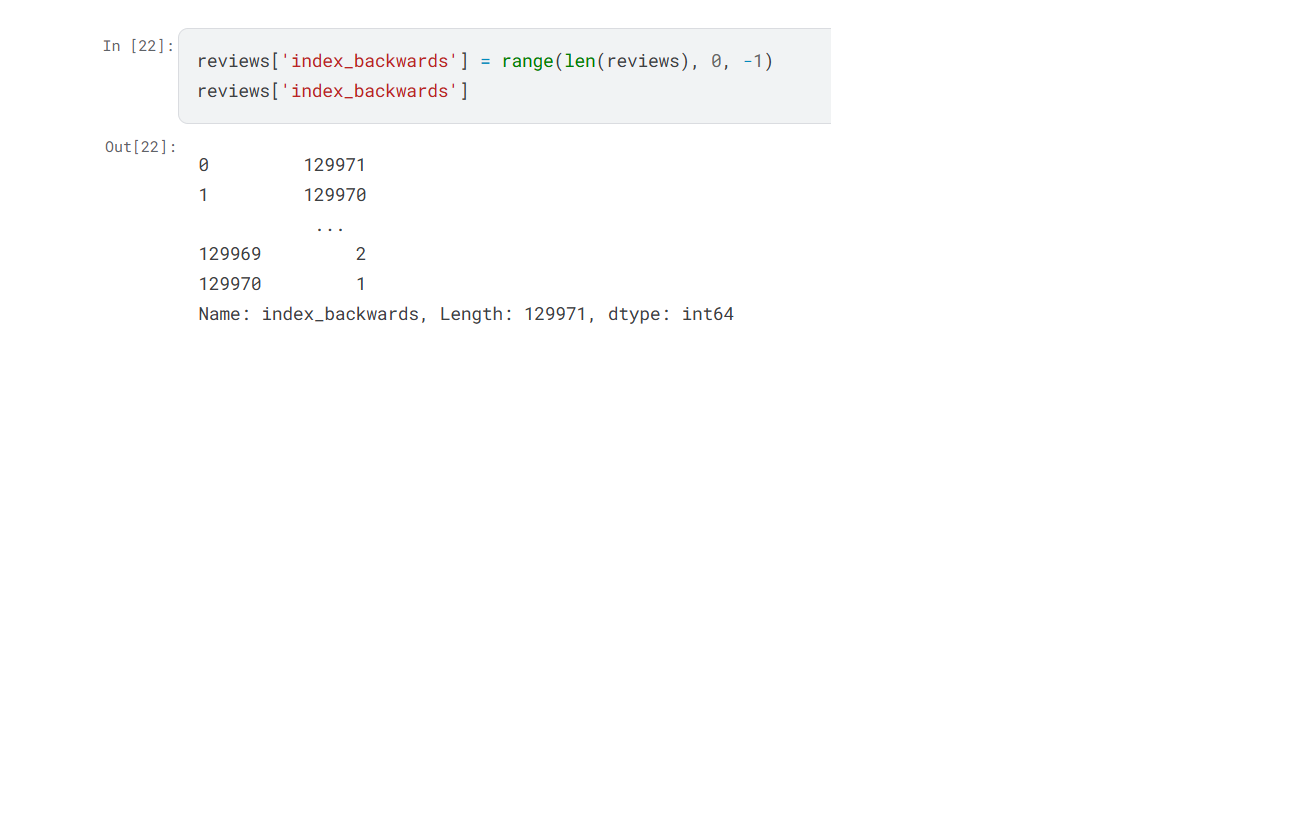
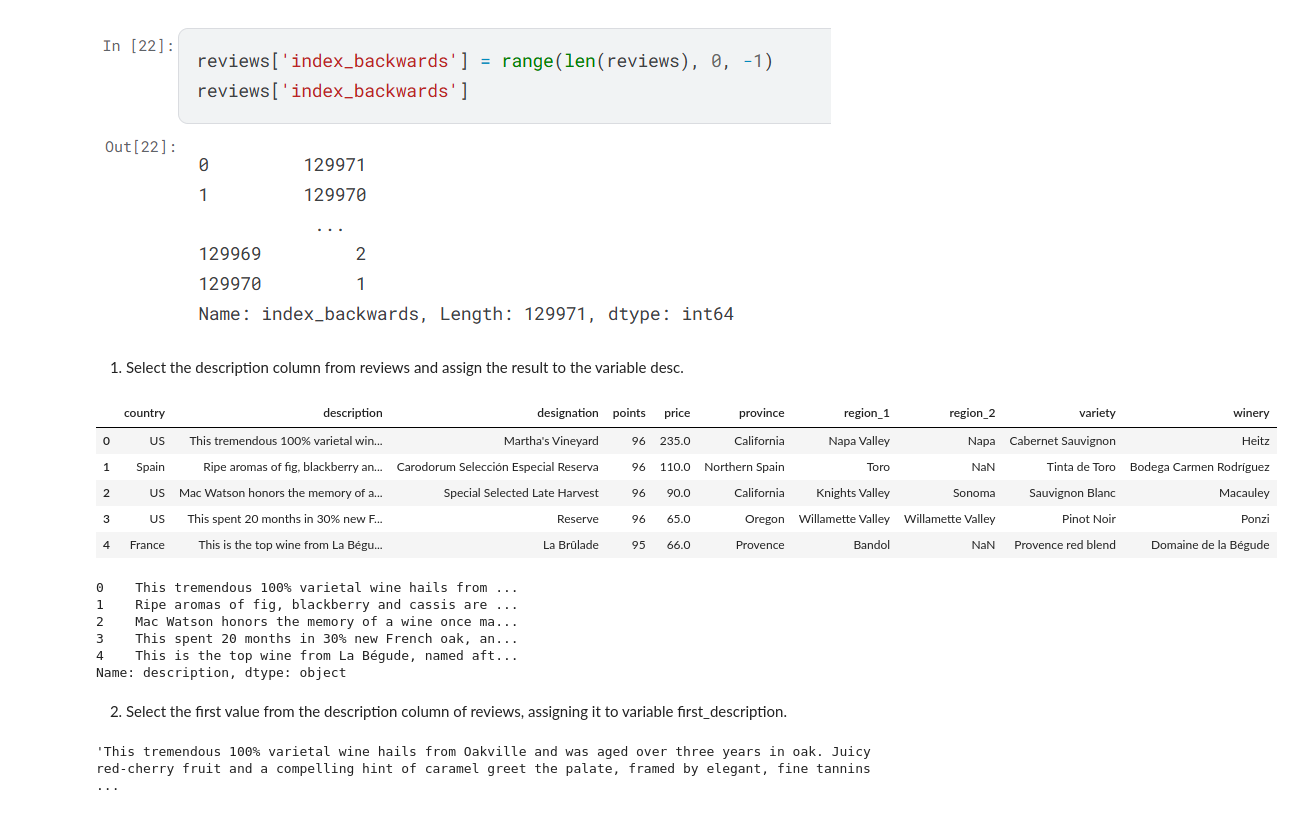
Before and after one commit to himanshu2285/ML-practices, a Jupyter notebook: PandasPractice.ipynb, the cells around one changed output. Saved outputs shown, nothing was run; the diff lists cells and outputs as text; code cells hidden in the pictures; blank space fills up the shorter version.

Commit message:
Added more code on indexing, selecting and Assigning

```diff
--- a/PandasPractice.ipynb
+++ b/PandasPractice.ipynb
@@ -131,0 +135,31 @@ reviews['index_backwards']
+# %% [markdown]
+1. Select the description column from reviews and assign the result to the variable desc.
+# %%
+reviews = pd.read_csv("datasets/csv/winemag-data_first150k.csv", index_col=0)
+reviews.head()
+# %% [output]
+|  | country | description | designation | points | price | province | region_1 | region_2 | variety | winery |
+| 0 | US | This tremendous 100% varietal win... | Martha's Vineyard | 96 | 235.0 | California | Napa Valley | Napa | Cabernet Sauvignon | Heitz |
+| 1 | Spain | Ripe aromas of fig, blackberry an... | Carodorum Selección Especial Reserva | 96 | 110.0 | Northern Spain | Toro | NaN | Tinta de Toro | Bodega Carmen Rodríguez |
+| 2 | US | Mac Watson honors the memory of a... | Special Selected Late Harvest | 96 | 90.0 | California | Knights Valley | Sonoma | Sauvignon Blanc | Macauley |
+| 3 | US | This spent 20 months in 30% new F... | Reserve | 96 | 65.0 | Oregon | Willamette Valley | Willamette Valley | Pinot Noir | Ponzi |
+| 4 | France | This is the top wine from La Bégu... | La Brûlade | 95 | 66.0 | Provence | Bandol | NaN | Provence red blend | Domaine de la Bégude |
+# %%
+
+reviews = pd.read_csv("datasets/csv/winemag-data_first150k.csv", index_col=0)
+desc = reviews['description']
+desc.head()
+# %% [output]
+0    This tremendous 100% varietal wine hails from ...
+1    Ripe aromas of fig, blackberry and cassis are ...
+2    Mac Watson honors the memory of a wine once ma...
+3    This spent 20 months in 30% new French oak, an...
+4    This is the top wine from La Bégude, named aft...
+Name: description, dtype: object
+# %% [markdown]
+2. Select the first value from the description column of reviews, assigning it to variable first_description.
+# %%
+first_description = reviews["description"][0]
+first_description
+# %% [output]
+'This tremendous 100% varietal wine hails from Oakville and was aged over three years in oak. Juicy red-cherry fruit and a compelling hint of caramel greet the palate, framed by elegant, fine tannins  ...
```
Also changed, not shown: parts of 14 cells of this notebook, 2 other files.
